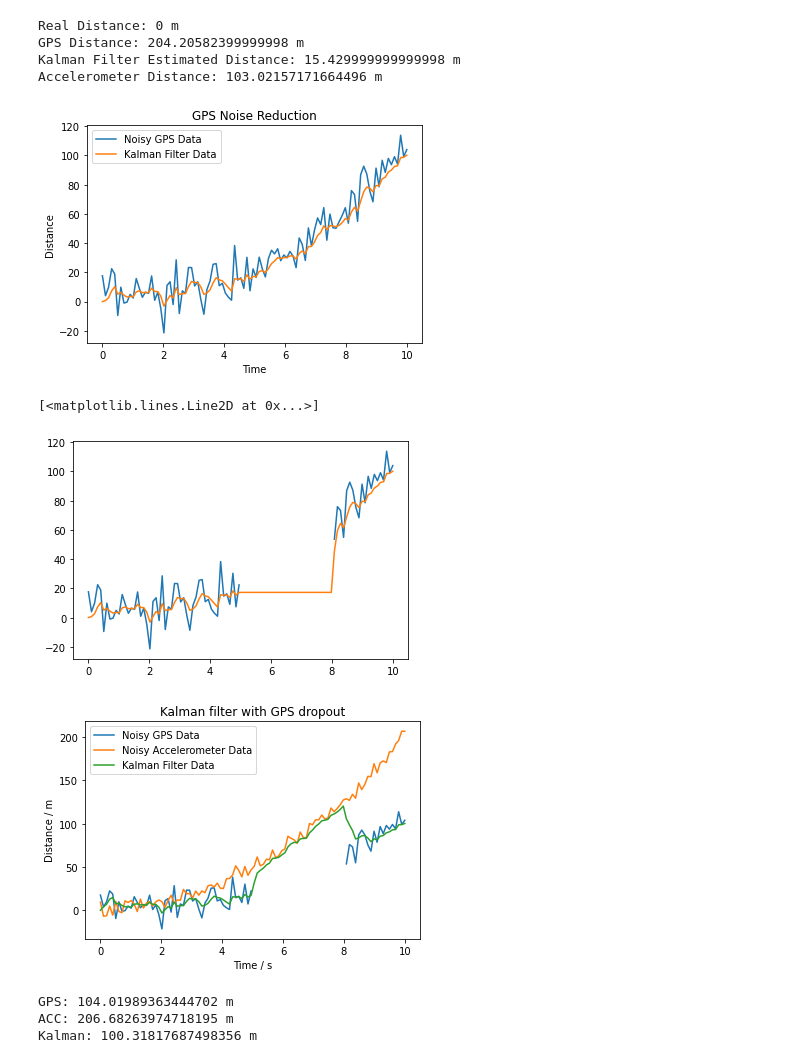
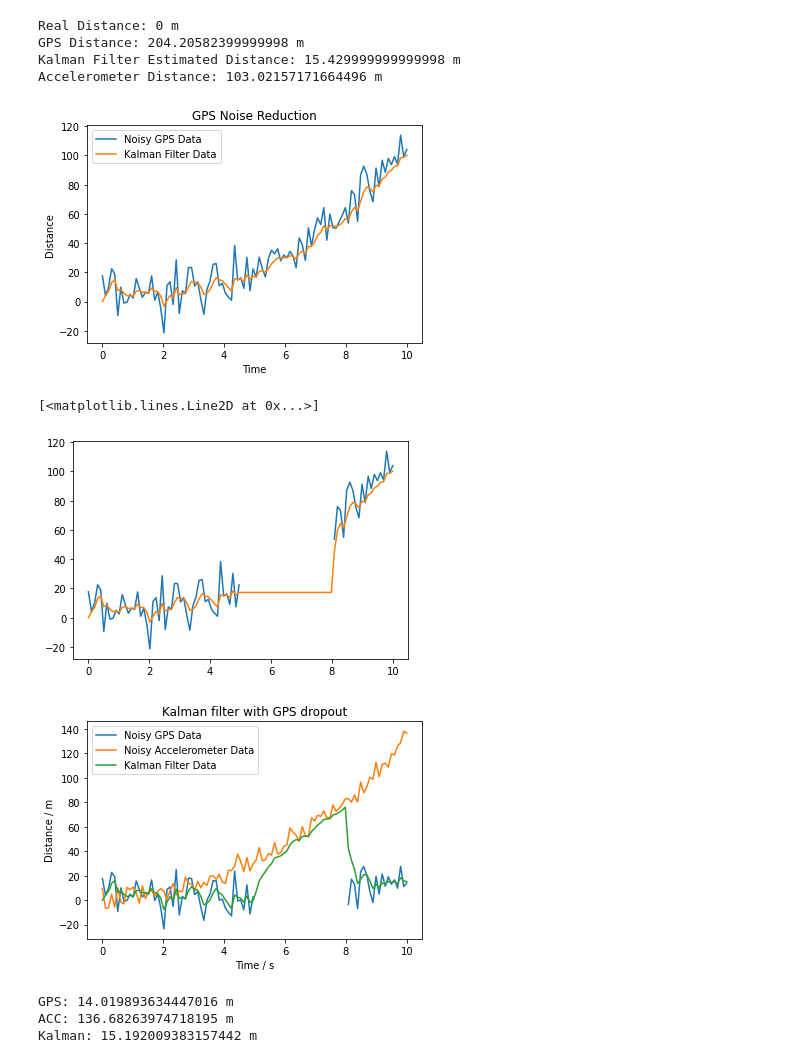
Before and after one commit to RehanSheikh-eng/3GM1_team_3, a Jupyter notebook: test_data/kalman.ipynb, the cells around one changed output. Saved outputs shown, nothing was run; the diff lists cells and outputs as text; code cells hidden in the pictures.

```diff
--- a/test_data/kalman.ipynb
+++ b/test_data/kalman.ipynb
@@ -171,7 +171,7 @@ noisy_gps_data = true_distance + noise
 
 # Apply Kalman filter
 kalman_filter_data = np.zeros_like(noisy_gps_data)
-P = 1
+P = 1000
 R = 10
 Q = 1
 for i in range(1, len(time)):
@@ -201,7 +201,7 @@ noisy_gps_data_with_signal_loss[(time >= signal_loss_start) & (time <= signal_lo
 
 # Apply Kalman filter
 kalman_filter_data_with_signal_loss = np.zeros_like(noisy_gps_data_with_signal_loss)
-P = 1
+P = 1000
 for i in range(1, len(time)):
     # Time update
     kalman_filter_data_with_signal_loss[i] = kalman_filter_data_with_signal_loss[i-1]
@@ -217,9 +217,9 @@ plt.figure()
 plt.plot(time, noisy_gps_data_with_signal_loss, label='Noisy GPS Data (with signal loss)')
 plt.plot(time, kalman_filter_data_with_signal_loss, label='Kalman')
 # %% [output]
-[figure, old version]
+[figure, new version]
 [<matplotlib.lines.Line2D at 0x...>]
-[figure, old version]
+[figure, new version]
 # %%
 import numpy as np
 import matplotlib.pyplot as plt
@@ -227,8 +227,8 @@ import matplotlib.pyplot as plt
 # Simulate GPS and accelerometer data
 np.random.seed(0)
 time = np.linspace(0, 10, 100)
-true_distance_gps = time**2
-true_distance_acc = time**2 * 2
+true_distance_gps = time
+true_distance_acc = time**2 * 1.3
 
 gps_noise = np.random.normal(0, 10, size=true_distance.shape)
 noisy_gps_data = true_distance_gps + gps_noise
@@ -240,38 +240,38 @@ noisy_gps_data_with_signal_loss[(time >= signal_loss_start) & (time <= signal_lo
 # Apply Kalman filter
 kalman_filter_data = np.zeros_like(noisy_gps_data)
 P = 1000
-R_gps = 10
-R_accel = 5
+R_gps = 5
+R_accel = 10
 Q = 1
 for i in range(1, len(time)):
     # Time update
     kalman_filter_data[i] = kalman_filter_data[i-1]
     P = P + Q
     # Measurement update (use GPS data if available, otherwise use accelerometer data)
     if not np.isnan(noisy_gps_data_with_signal_loss[i]):
         K = P / (P + R_gps)
         kalman_filter_data[i] = kalman_filter_data[i] + K * (noisy_gps_data_with_signal_loss[i] - kalman_filter_data[i])
     else:
         K = P / (P + R_accel)
         kalman_filter_data[i] = kalman_filter_data[i] + K * (noisy_accel_data[i] - kalman_filter_data[i])
     P = (1 - K) * P
 
 # Plot GPS noise reduction
 plt.figure()
 plt.plot(time, noisy_gps_data_with_signal_loss, label='Noisy GPS Data')
 plt.plot(time, noisy_accel_data, label='Noisy Accelerometer Data')
 plt.plot(time, kalman_filter_data, label='Kalman Filter Data')
 plt.legend()
 plt.title('Kalman filter with GPS dropout')
 plt.xlabel('Time / s')
 plt.ylabel('Distance / m')
 plt.show()
 
 print(f"GPS: {noisy_gps_data_with_signal_loss[-1]} m")
 print(f"ACC: {noisy_accel_data[-1]} m")
 print(f"Kalman: {kalman_filter_data[-1]} m")
 # %% [output]
-[figure, old version]
+[figure, new version]
-GPS: 104.01989363444702 m
-ACC: 206.68263974718195 m
-Kalman: 100.31817687498356 m
+GPS: 14.019893634447016 m
+ACC: 136.68263974718195 m
+Kalman: 15.192009383157442 m
```
